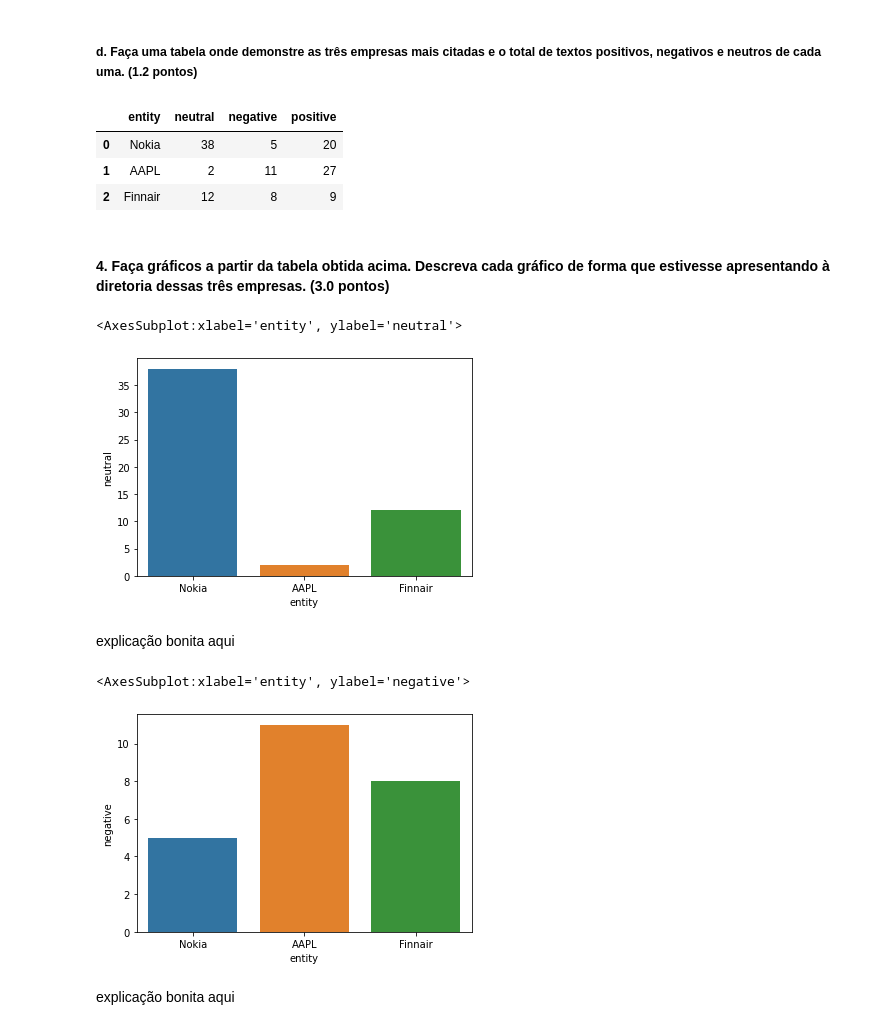
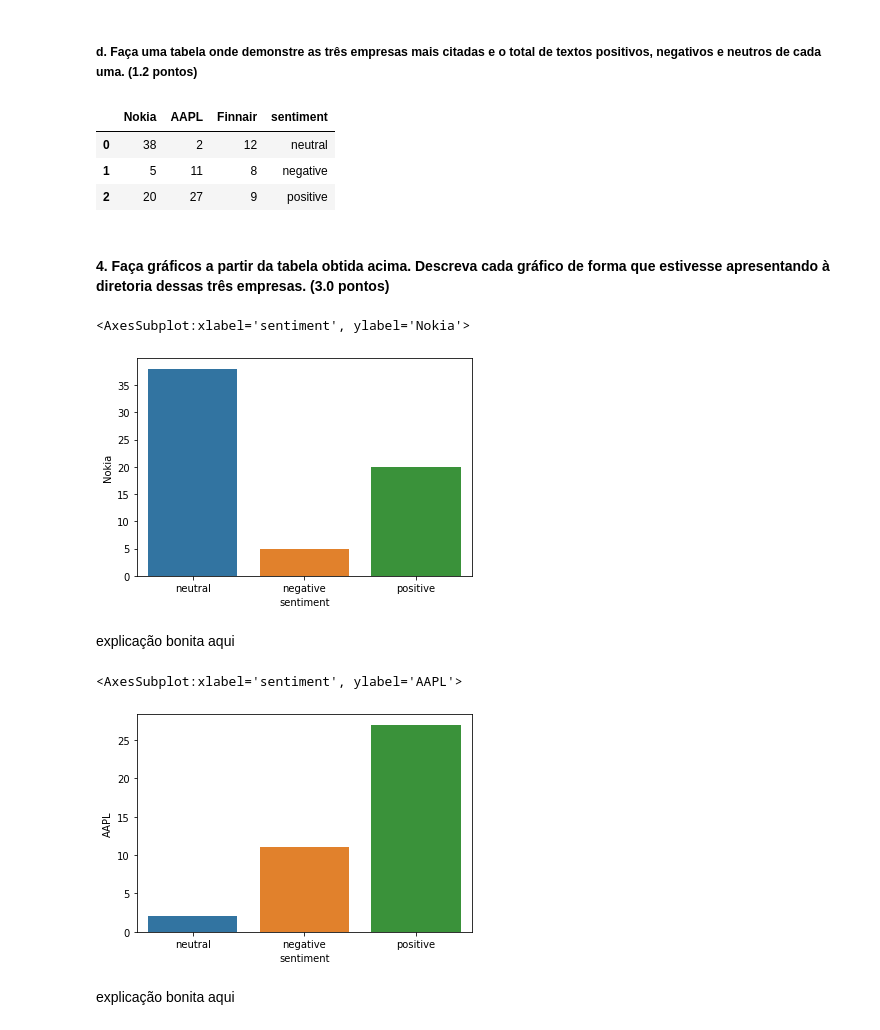
Before and after one commit to joaodath/dados_mod1, a Jupyter notebook: mod_3/projeto03/projeto03.ipynb, the cells around one changed output. Cells and saved outputs as stored; diff of their text form; code cells hidden in the pictures.

Commit message:
fix: change how the total_values dataframe is created

```diff
--- a/mod_3/projeto03/projeto03.ipynb
+++ b/mod_3/projeto03/projeto03.ipynb
@@ -355,7 +355,7 @@ Name: entity, Length: 2664, dtype: int64
 
 most_quoted = ['Nokia', 'AAPL', 'Finnair']
 sentiments = ['neutral', 'negative', 'positive']
-total_values = {'neutral': {}, 'negative': {}, 'positive': {}}
+total_values = {'Nokia': {}, 'AAPL': {}, 'Finnair': {}}
 
 for brand in most_quoted:
   df = ents[ents['entity'] == brand]
@@ -367,31 +367,32 @@ for brand in most_quoted:
     df_count.reset_index(inplace=True)
     df_count.columns = ['entity', 'sentiment', 'count']
     df_count.drop(['entity', 'sentiment'], axis=1, inplace=True)
-    total_values[sentiment][brand] = int(df_count['count'].to_string()[1:].strip())
+    total_values[brand][sentiment] = int(df_count['count'].to_string()[1:].strip())
 
 total_values = pd.DataFrame(total_values)
 total_values.reset_index(inplace=True)
-total_values.columns = ['entity', 'neutral', 'negative', 'positive']
+total_values.columns = ['sentiment'] + most_quoted
+total_values = total_values[[column for column in total_values if column not in ['sentiment']] + ['sentiment']] #rearranging the order of columns
 total_values
 # %% [output]
-|  | entity | neutral | negative | positive |
-| 0 | Nokia | 38 | 5 | 20 |
-| 1 | AAPL | 2 | 11 | 27 |
-| 2 | Finnair | 12 | 8 | 9 |
+|  | Nokia | AAPL | Finnair | sentiment |
+| 0 | 38 | 2 | 12 | neutral |
+| 1 | 5 | 11 | 8 | negative |
+| 2 | 20 | 27 | 9 | positive |
 # %% [markdown]
 #### 4. Faça gráficos a partir da tabela obtida acima. Descreva cada gráfico de forma que estivesse apresentando à diretoria dessas três empresas. (3.0 pontos)
 # %%
-sns.barplot(x='entity', y='neutral', data=total_values)
+sns.barplot(x='sentiment', y='Nokia', data=total_values)
 # %% [output]
-<AxesSubplot:xlabel='entity', ylabel='neutral'>
+<AxesSubplot:xlabel='sentiment', ylabel='Nokia'>
-[figure, old version]
+[figure, new version]
 # %% [markdown]
 explicação bonita aqui
 # %%
-sns.barplot(x='entity', y='negative', data=total_values)
+sns.barplot(x='sentiment', y='AAPL', data=total_values)
 # %% [output]
-<AxesSubplot:xlabel='entity', ylabel='negative'>
+<AxesSubplot:xlabel='sentiment', ylabel='AAPL'>
-[figure, old version]
+[figure, new version]
 # %% [markdown]
 explicação bonita aqui
 # %%
```
Also changed, not shown: parts of 1 cell of this notebook.
